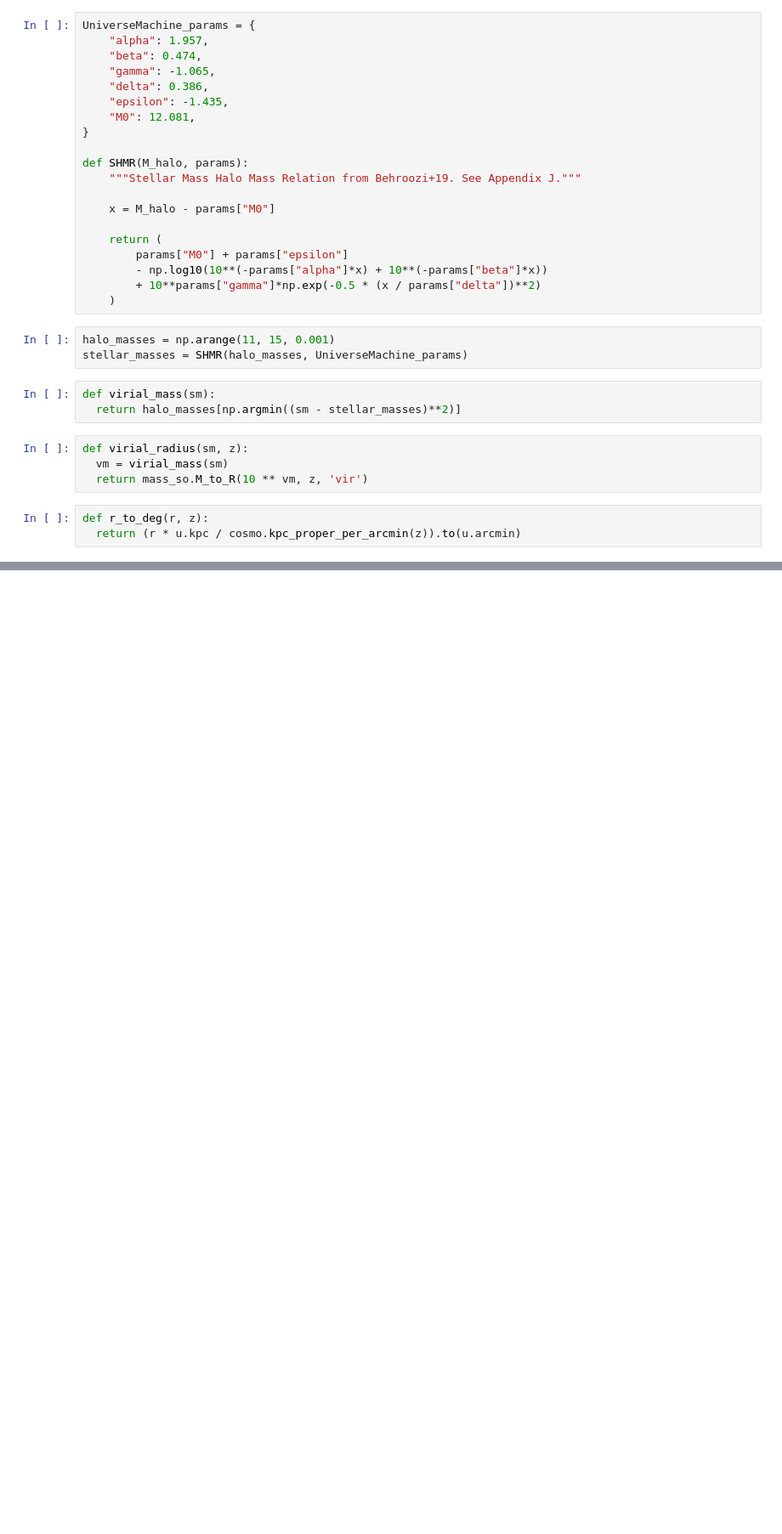
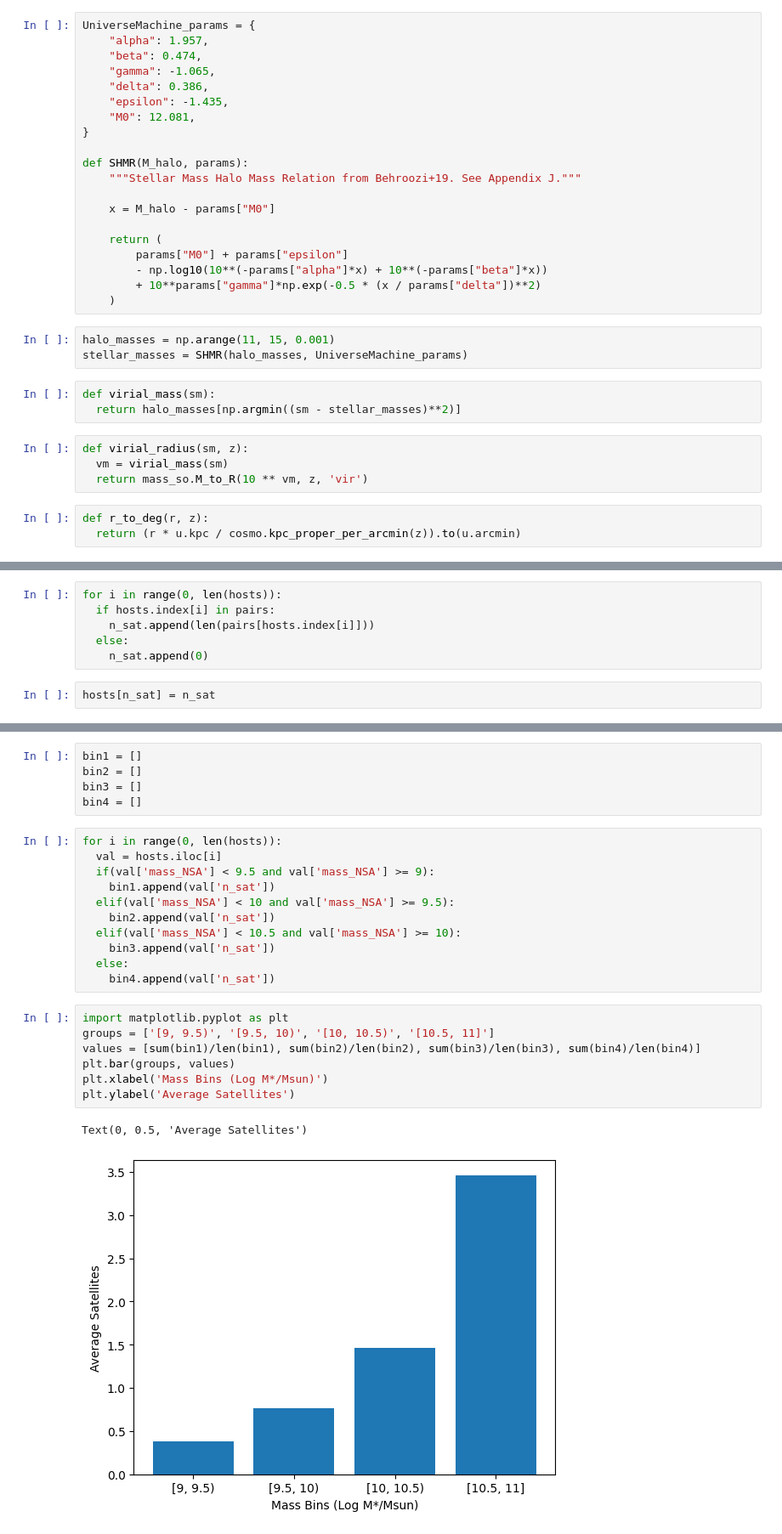
Before and after one commit to harishk30/DwarfGalaxyAnalysis, a Jupyter notebook: SAGAxCM.ipynb, the cells around one changed output, grey strips where cells are left out. Shown at 85% size. Drawn from its saved outputs; the diff is of its cells as text; blank space fills up the shorter version.

```diff
--- a/SAGAxCM.ipynb
+++ b/SAGAxCM.ipynb
@@ -82,0 +128,8 @@ for id, host_coord in enumerate(tqdm(host_coords)):
+# %%
+for i in range(0, len(hosts)):
+  if hosts.index[i] in pairs:
+    n_sat.append(len(pairs[hosts.index[i]]))
+  else:
+    n_sat.append(0)
+# %%
+hosts[n_sat] = n_sat
@@ -82,0 +152,26 @@ for id, host_coord in enumerate(tqdm(host_coords)):
+# %%
+bin1 = []
+bin2 = []
+bin3 = []
+bin4 = []
+# %%
+for i in range(0, len(hosts)):
+  val = hosts.iloc[i]
+  if(val['mass_NSA'] < 9.5 and val['mass_NSA'] >= 9):
+    bin1.append(val['n_sat'])
+  elif(val['mass_NSA'] < 10 and val['mass_NSA'] >= 9.5):
+    bin2.append(val['n_sat'])
+  elif(val['mass_NSA'] < 10.5 and val['mass_NSA'] >= 10):
+    bin3.append(val['n_sat'])
+  else:
+    bin4.append(val['n_sat'])
+# %%
+import matplotlib.pyplot as plt
+groups = ['[9, 9.5)', '[9.5, 10)', '[10, 10.5)', '[10.5, 11]']
+values = [sum(bin1)/len(bin1), sum(bin2)/len(bin2), sum(bin3)/len(bin3), sum(bin4)/len(bin4)]
+plt.bar(groups, values)
+plt.xlabel('Mass Bins (Log M*/Msun)')
+plt.ylabel('Average Satellites')
+# %% [output]
+Text(0, 0.5, 'Average Satellites')
+[figure, added]
```
Also changed, not shown: parts of 13 cells of this notebook.
